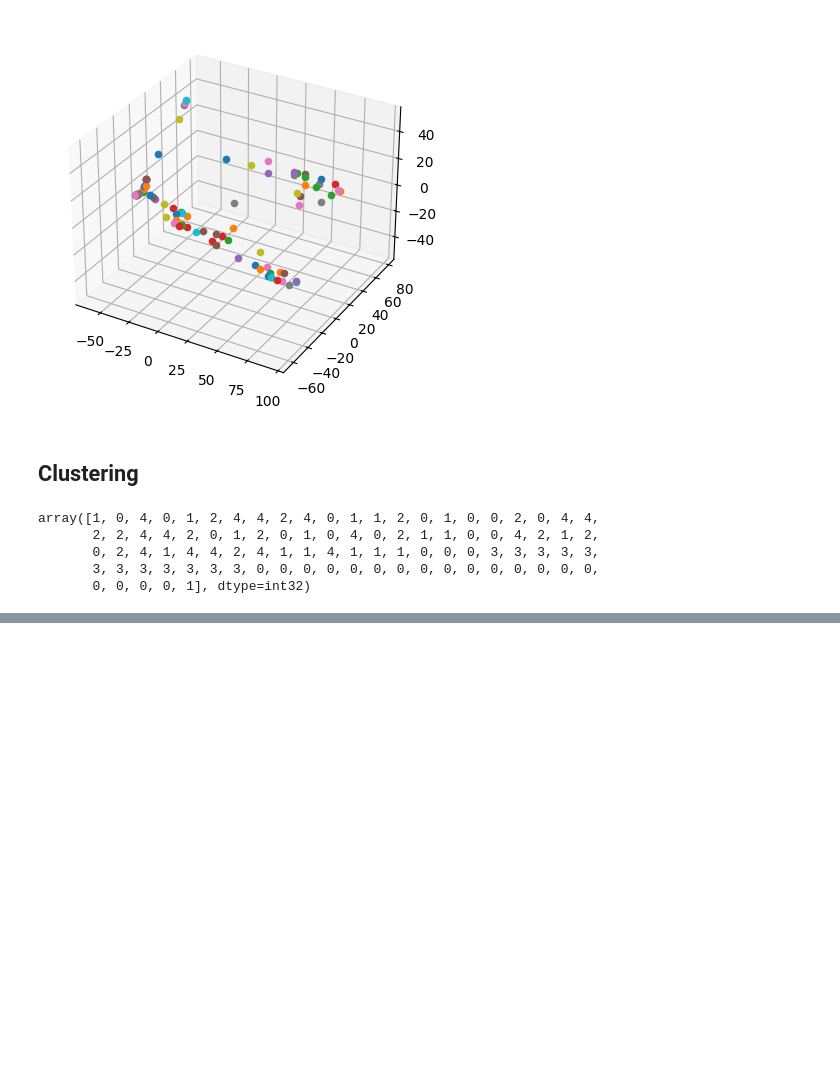
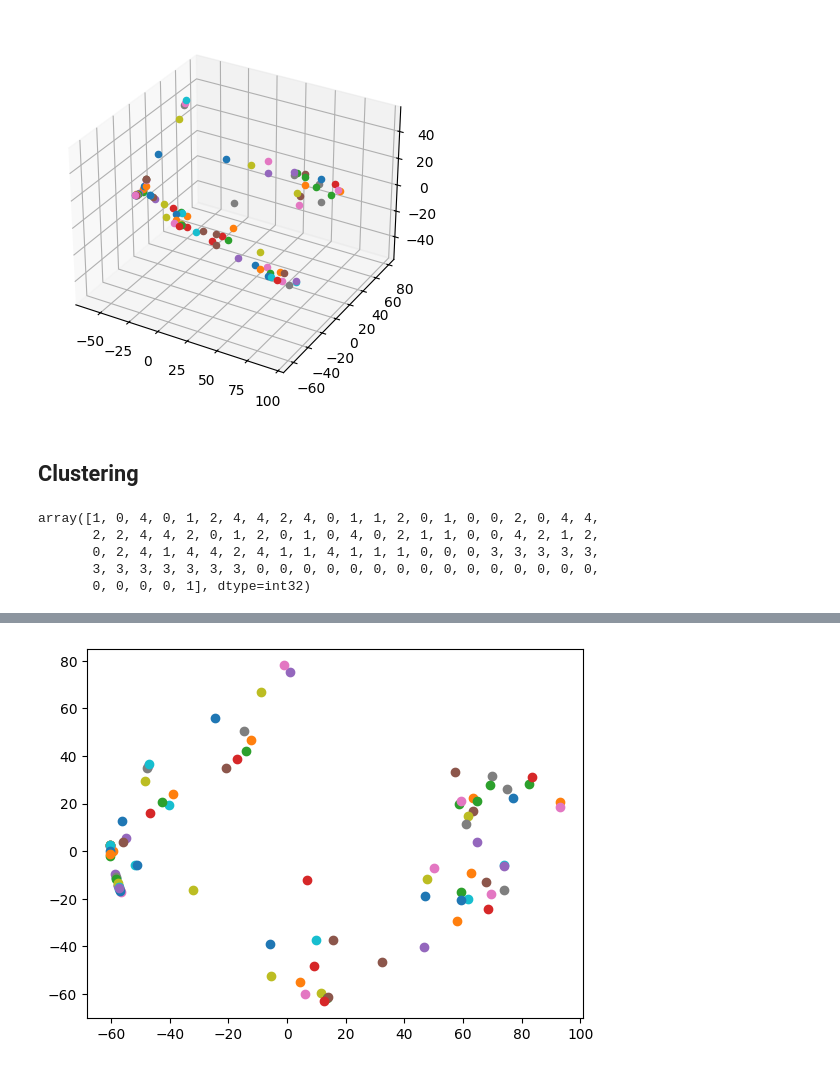
Before and after one commit to Khasir/toronto-city-council-clustering, a Jupyter notebook: notebooks/cluster_councillors.ipynb, the cells around one changed output, grey strips where cells are left out. Saved outputs shown, nothing was run; the diff lists cells and outputs as text; code cells hidden in the pictures; blank space fills up the shorter version.

Commit message:
try 2D, try clicking on points for URL

```diff
--- a/notebooks/cluster_councillors.ipynb
+++ b/notebooks/cluster_councillors.ipynb
@@ -332,0 +336,5 @@ plotly_df.to_csv("output/plotly_df.csv")
+# %%
+pca = PCA(n_components=2)
+pca.fit(councillor_df)
+reduced_councillor_df = pca.transform(councillor_df)
+reduced_councillor_df[:10]
@@ -332,0 +352,13 @@ plotly_df.to_csv("output/plotly_df.csv")
+# %%
+# Graphing
+fig = plt.figure()
+ax = fig.add_subplot()
+
+
+for i in range(len(reduced_councillor_df)):
+    point = reduced_councillor_df[i,0], reduced_councillor_df[i,1]
+    ax.scatter(*point)
+
+plt.show()
+# %% [output]
+[figure, added]
```
Also changed, not shown: parts of 5 cells of this notebook, 3 other files.
